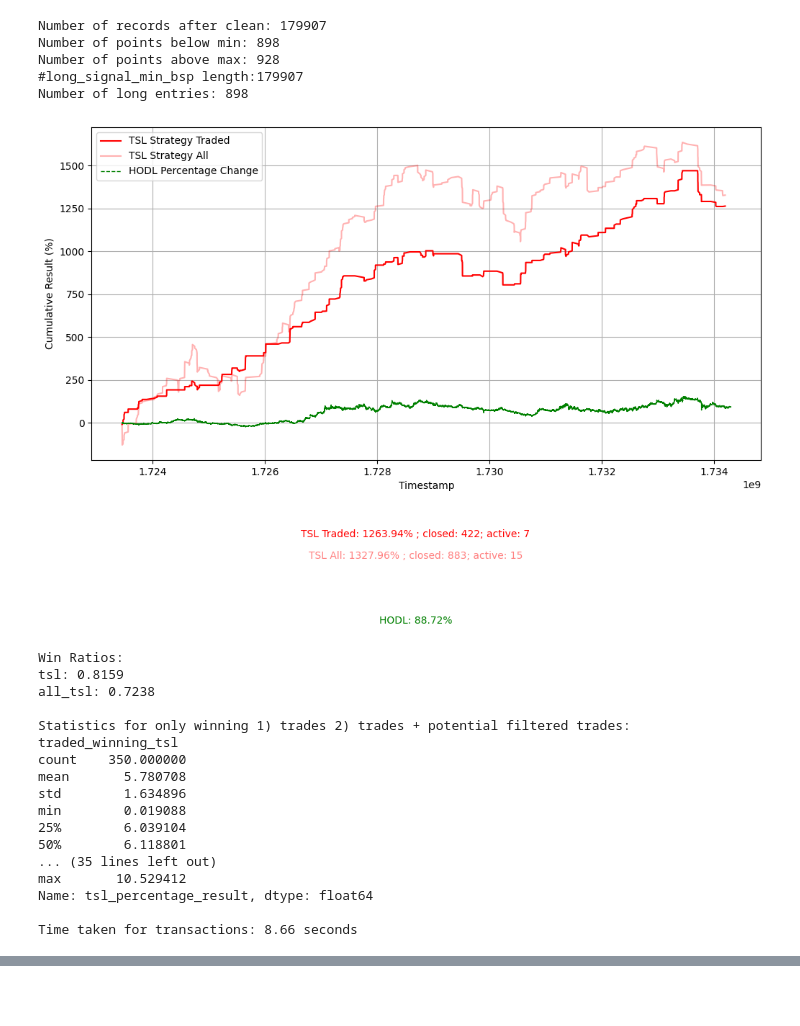
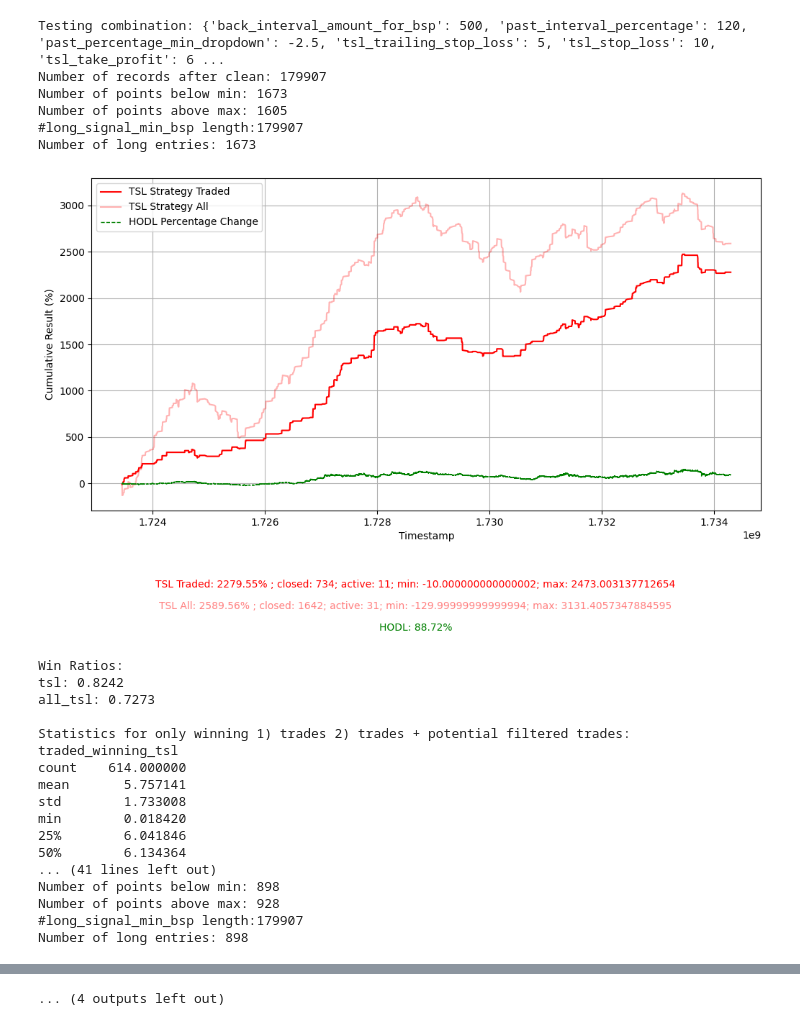
Before and after one commit to anteqkois/bsp-analysis, a Jupyter notebook: src/3-find-best-params.ipynb, the cells around one changed output, grey strips where cells are left out. Drawn from its saved outputs; the diff is of its cells as text; code cells hidden in the pictures; blank space fills up the shorter version.

Commit message:
(test parameters)

```diff
--- a/src/3-find-best-params.ipynb
+++ b/src/3-find-best-params.ipynb
@@ -26,50 +26,49 @@ Requirement already satisfied: six>=1.5 in /Applications/Xcode.app/Contents/Deve
 WARNING: You are using pip version 21.2.4; however, version 24.3.1 is available.
 You should consider upgrading via the '/Applications/Xcode.app/Contents/Developer/usr/bin/python3 -m pip install --upgrade pip' command.
 # %%
-# add first filter
-
-trade_simulation(
+trade_simulation_test_parameters(
     interval='1m',
     ticker='TAOUSDT',
-    back_interval_amount_for_bsp=1000,
     # filter_min_interval_gap_to_skip=30,
     # cut_potential_trades=3000,
-    file_name='trades/trades_base',
+    # file_name='trades/trades_base',
     show_statistic=True,
     long_signal_generator_name='long_signal_min_bsp',
     trade_options={
+        "back_interval_amount_for_bsp":[500, 1000, 1350, 1650, 2000, 2400, 2800],
         "past_interval_percentage": 120,
         "past_percentage_min_dropdown": -2.5,
         "tsl_trailing_stop_loss": 5,
         "tsl_stop_loss": 10,
         "tsl_take_profit": 6,
         "use_avg_price": False,
         "show_chart": True,
         "use_points_above_max": False,
         "chart_title": None
     }
 )
 # %% [output]
+Testing combination: {'back_interval_amount_for_bsp': 500, 'past_interval_percentage': 120, 'past_percentage_min_dropdown': -2.5, 'tsl_trailing_stop_loss': 5, 'tsl_stop_loss': 10, 'tsl_take_profit': 6 ...
 Number of records after clean: 179907
-Number of points below min: 898
-Number of points above max: 928
+Number of points below min: 1673
+Number of points above max: 1605
 #long_signal_min_bsp length:179907
-Number of long entries: 898
+Number of long entries: 1673
-[figure, old version]
+[figure, new version]
 Win Ratios:
-tsl: 0.8159
-all_tsl: 0.7238
+tsl: 0.8242
+all_tsl: 0.7273
 
 Statistics for only winning 1) trades 2) trades + potential filtered trades:
 traded_winning_tsl
-count    350.000000
-mean       5.780708
-std        1.634896
-min        0.019088
-25%        6.039104
-50%        6.118801
-... (35 lines left out)
-max       10.529412
-Name: tsl_percentage_result, dtype: float64
-
-Time taken for transactions: 8.66 seconds
+count    614.000000
+mean       5.757141
+std        1.733008
+min        0.018420
+25%        6.041846
+50%        6.134364
+... (41 lines left out)
+Number of points below min: 898
+Number of points above max: 928
+#long_signal_min_bsp length:179907
+Number of long entries: 898
@@ -75,0 +148 @@ Time taken for transactions: 8.66 seconds
+... (4 outputs left out)
```
Also changed, not shown: parts of 3 cells of this notebook, 1 other file.
